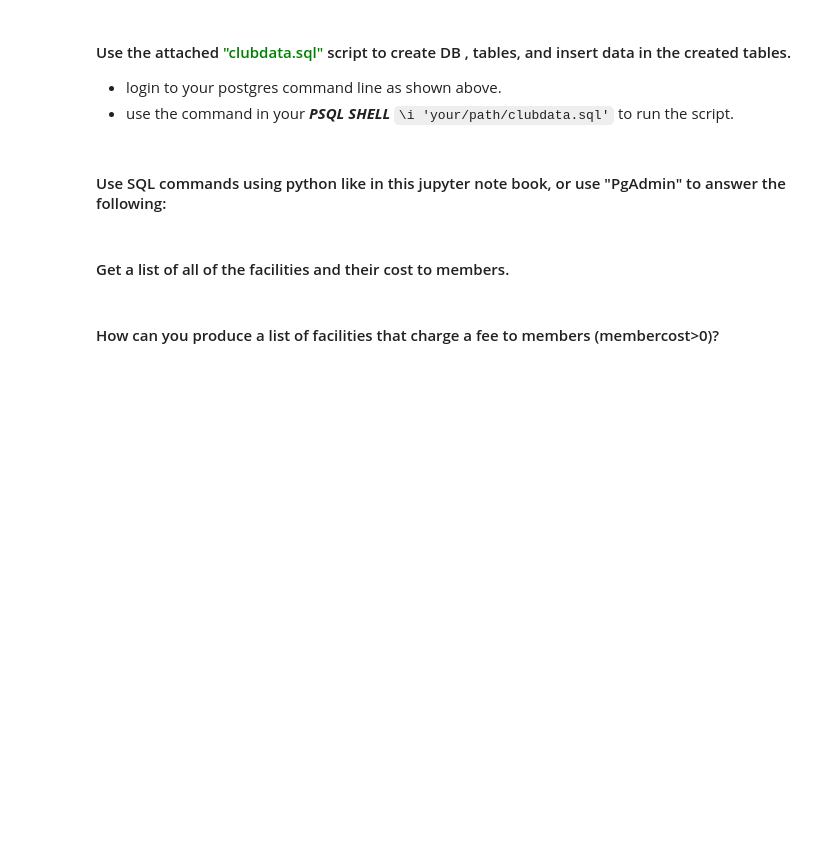
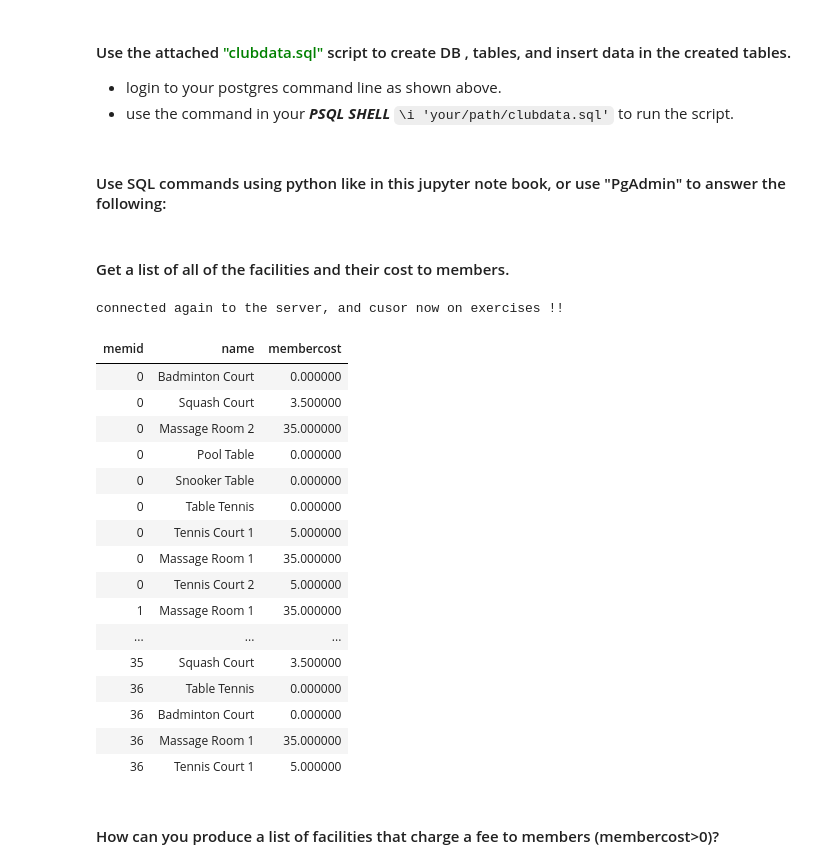
Before and after one commit to haicheviet/dataeng-course-1, a Jupyter notebook: homework_postgres/PostgreSQL-Students.ipynb, the cells around one changed output. Cells and saved outputs as stored; diff of their text form; code cells hidden in the pictures; blank space fills up the shorter version.

```diff
--- a/homework_postgres/PostgreSQL-Students.ipynb
+++ b/homework_postgres/PostgreSQL-Students.ipynb
@@ -171,7 +183,7 @@ con
 #### Get/open  a new connection, but this time pointed to the created "tartupurchases" DB.
 # %%
 # get a new connection but this time point to the created "tartupurchases" DB.
-con = psycopg2.connect(user = "pguser",
+con = psycopg2.connect(user = "postgres",
                        password = "changeme",
                        host = "127.0.0.1",
                        port = "5432",
@@ -273,7 +295,7 @@ except (Exception, psycopg2.Error) as error :
 # %% [markdown]
 #### Get all the Customers in the DB
 # %%
-sql_select_query = """ PUT YOUR QUERY HERE!!!  """
+sql_select_query = """ Select * from customer  """
 
 try:
 
@@ -756,0 +1489,20 @@ I highly suggest modeling this a little more "normalized". You are already on th
+# %%
+### YOUR CODE HERE !!!
+sql_insert_directed = "INSERT INTO directed (person_id,movie_id) VALUES(%s,%s)"
+
+directed_List=[
+            (9,4),
+            (10,4)]
+
+try:
+    # execute the INSERT statement
+    cursor.executemany(sql_insert_directed,directed_List)
+    # commit the changes to the database
+    con.commit()
+    #the number of inserted rows/tuples
+    count = cursor.rowcount
+    print (count, "Record inserted successfully into roles table")
+
+except (Exception, psycopg2.Error) as error :
+    con.rollback()
+    print ("Error while Inserting the data to the table, Details: ",error)
@@ -795,2 +1564,41 @@ I highly suggest modeling this a little more "normalized". You are already on th
+# %%
+##YOUR QUERY HERE##
+con = psycopg2.connect(user = "postgres",
+                       password = "changeme",
+                       host = "127.0.0.1",
+                       port = "5432",
+                       database = "exercises")
+
+try:
+    cursor = con.cursor();
+    print("connected again to the server, and cusor now on exercises !!")
+except (Exception, psycopg2.Error) as error:
+    print("Error in Connection",error)
+
+MemberCostList= pd.read_sql('''SELECT DISTINCT tbl1.memid,  cd.facilities.name ,cd.facilities.membercost
+                               FROM (SELECT cd.members.memid, cd.bookings.facid
+                                     FROM cd.members JOIN cd.bookings ON cd.members.memid = cd.bookings.memid) as tbl1
+                               JOIN cd.facilities ON tbl1.facid = cd.facilities.facid
+                               ORDER BY tbl1.memid''', con)
+display(MemberCostList.style.hide_index())
+# %% [output]
+connected again to the server, and cusor now on exercises !!
+| memid | name | membercost |
+| 0 | Badminton Court | 0.000000 |
+| 0 | Squash Court | 3.500000 |
+| 0 | Massage Room 2 | 35.000000 |
+| 0 | Pool Table | 0.000000 |
+| 0 | Snooker Table | 0.000000 |
+| 0 | Table Tennis | 0.000000 |
+| 0 | Tennis Court 1 | 5.000000 |
+| 0 | Massage Room 1 | 35.000000 |
+| 0 | Tennis Court 2 | 5.000000 |
+| 1 | Massage Room 1 | 35.000000 |
+| ... | ... | ... |
+| 35 | Squash Court | 3.500000 |
+| 36 | Table Tennis | 0.000000 |
+| 36 | Badminton Court | 0.000000 |
+| 36 | Massage Room 1 | 35.000000 |
+| 36 | Tennis Court 1 | 5.000000 |
 # %% [markdown]
 #### How can you produce a list of facilities that charge a fee to members (membercost>0)?
```
Also changed, not shown: parts of 123 cells of this notebook.
